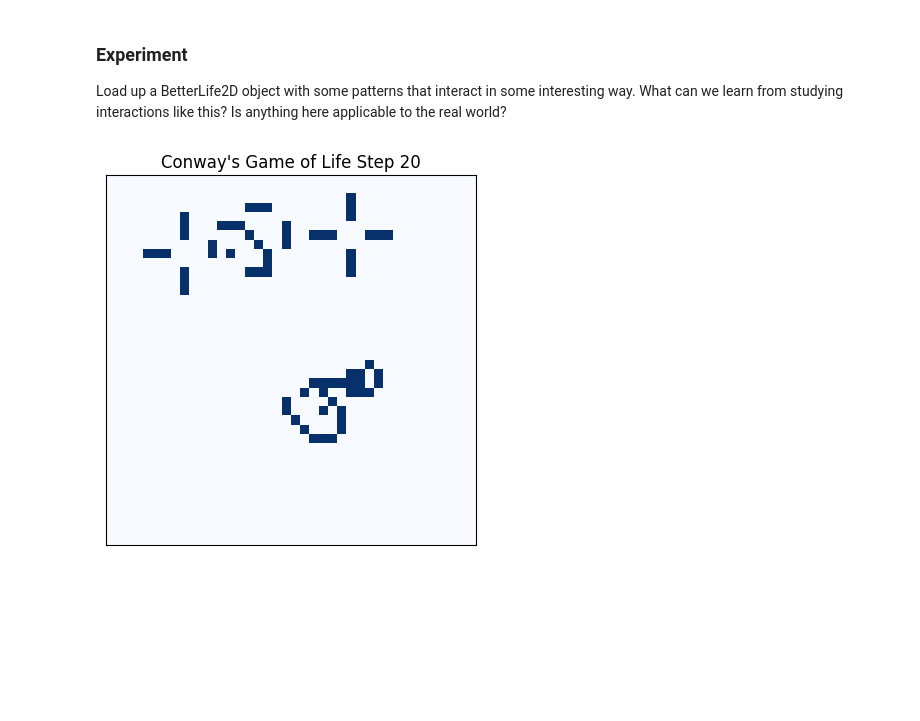
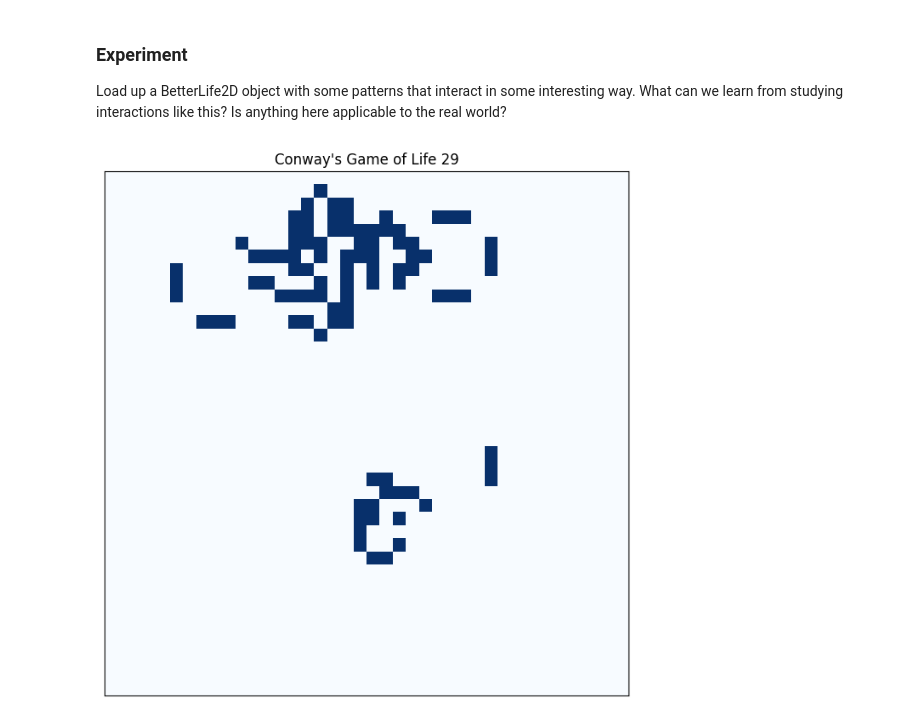
Before and after one commit to MarlaS02/comp215, a Jupyter notebook: labs/lab08_GoL.ipynb, the cells around one changed output. Saved outputs shown, nothing was run; the diff lists cells and outputs as text; code cells hidden in the pictures; blank space fills up the shorter version.

```diff
--- a/labs/lab08_GoL.ipynb
+++ b/labs/lab08_GoL.ipynb
@@ -359,35 +359,32 @@ glider_gun_str = '''
 00000000000000010010
 00000000000000111110
 00000000000001000000
 00000000010000000000
 00000000010000010000
 00000000000000000000
 00000000010000000000
 00000000010000000000
 00000000000000000000
 00000000000000000000
 '''
 glider_gun_pattern = string_to_2D_array(glider_gun_str)
 
 block_str = '''
 111
 101
 111
 '''
 block_pattern = string_to_2D_array(block_str)
 
 gol = BetterLife2D(40, 40)
 
 gol.load_pattern(5, 5, glider_pattern)
 gol.load_pattern(15, 5, toad_pattern)
 gol.load_pattern(25, 5, block_pattern)
 gol.load_pattern(10, 20, glider_gun_pattern)
 
 gol.draw(step='Initial State')
 
-
-for step in range(20):
-    gol.step()
-    gol.draw(step=f'Step {step + 1}')
+Animation2D(gol, frames = 30).animate()
 # %% [output]
-[figure, old version]
+[figure, new version]
```
